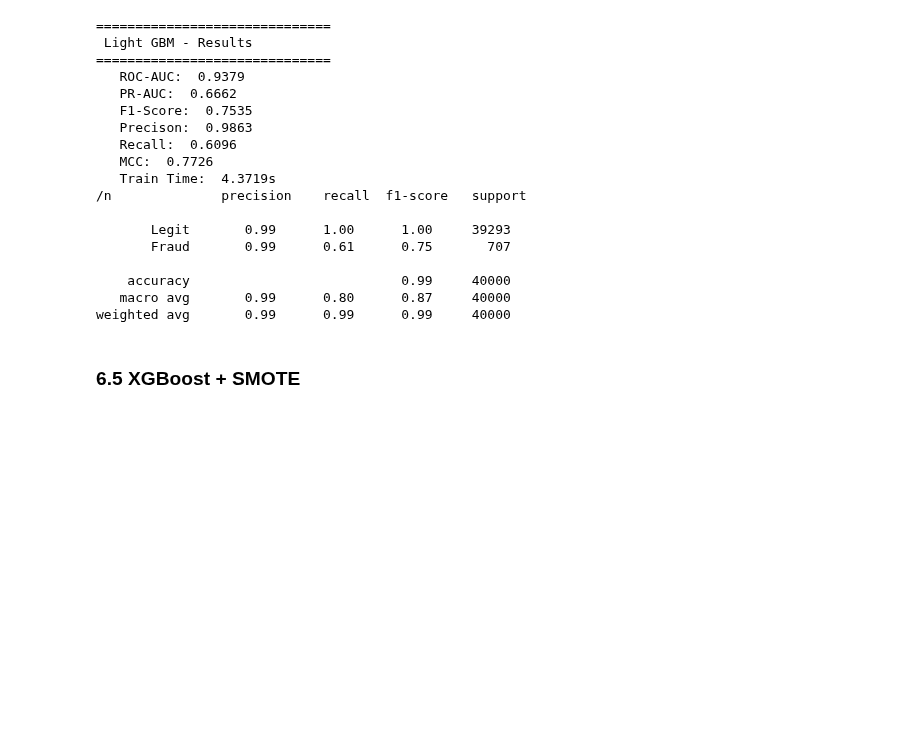
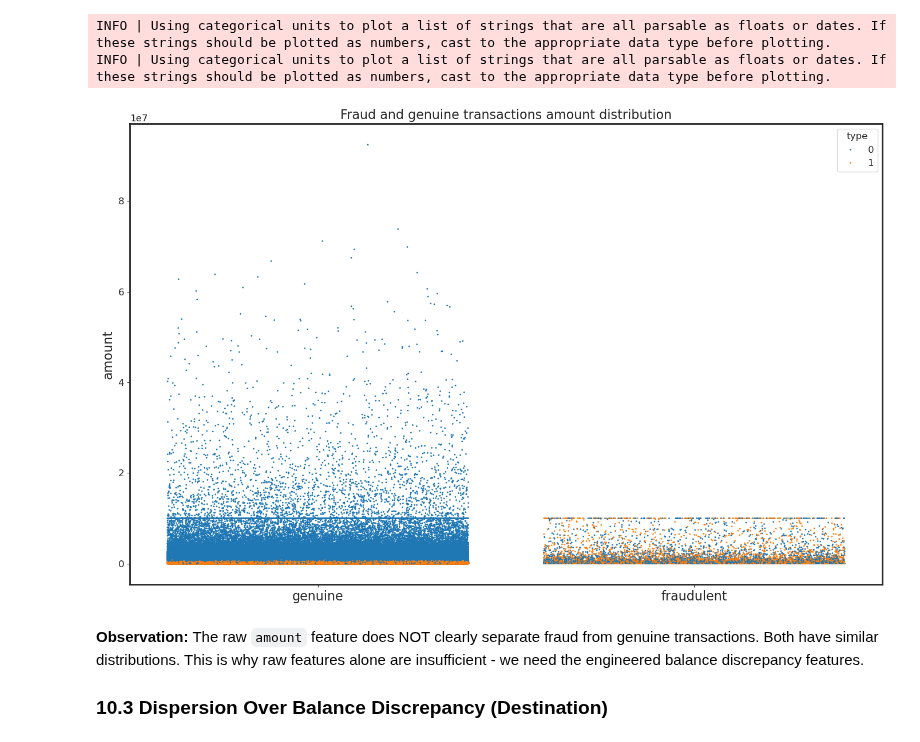
Before and after one commit to alvenyuka/Fraud-Detection-System, a Jupyter notebook: Fraud Detection System.ipynb, the cells around one changed output. Cells and saved outputs as stored; diff of their text form; code cells hidden in the pictures; blank space fills up the shorter version.

```diff
--- a/Fraud Detection System.ipynb
+++ b/Fraud Detection System.ipynb
@@ -576,0 +689,17 @@ weighted avg       0.98      0.97      0.98     40000
+# %%
+# Helper function for strip plots
+def plot_strip(x_data, y_data, hue_data, figsize=(14,9)):
+    """Create a strip plot comparing genuine vs fraudulent transactions."""
+    fig = plt.figure(figsize=figsize)
+    colours = plt.cm.tab10(np.linspace(0, 1, 9))
+
+    with sns.axes_style('ticks'):
+        ax = sns.stripplot(x=x_data, y=y_data, hue=hue_data,
+                          jitter=0.4, marker='.', size=4, palette=colours)
+        ax.set_xlabel('')
+        ax.set_xticklabels(['genuine', 'fraudulent'], size=16)
+
+        for spine in ['top', 'bottom', 'left', 'right']:
+            ax.spines[spine].set_linewidth(2)
+
+    return ax
@@ -577,30 +724,15 @@ weighted avg       0.98      0.97      0.98     40000
 # %%
-lgbm = LGBMClassifier(
-    n_estimators = 300, max_depth= 6, learning_rate = 0.1,
-    is_unbalanced = True, subsample = 0.8,
-    colsample_bytree = 0.8, min_child_weight = 20,
-    random_state = 42, verbose = -1
-)
-results['LGBM'] = evaluate_model(lgbm, X_train, X_test, y_train, y_test, 'Light GBM')
+ax = plot_strip(target, features.amount, features.type, figsize=(14,9))
+ax.set_ylabel('amount', size=16)
+ax.set_title("Fraud and genuine transactions amount distribution", size=16)
+plt.tight_layout()
+plt.show();
 # %% [output]
-==============================
- Light GBM - Results
-==============================
-   ROC-AUC:  0.9379
-   PR-AUC:  0.6662
-   F1-Score:  0.7535
-   Precison:  0.9863
-   Recall:  0.6096
-   MCC:  0.7726
-   Train Time:  4.3719s
-/n              precision    recall  f1-score   support
-
-       Legit       0.99      1.00      1.00     39293
-       Fraud       0.99      0.61      0.75       707
-
-    accuracy                           0.99     40000
-   macro avg       0.99      0.80      0.87     40000
-weighted avg       0.99      0.99      0.99     40000
+INFO | Using categorical units to plot a list of strings that are all parsable as floats or dates. If these strings should be plotted as numbers, cast to the appropriate data type before plotting.
+INFO | Using categorical units to plot a list of strings that are all parsable as floats or dates. If these strings should be plotted as numbers, cast to the appropriate data type before plotting.
+[figure, added]
 # %% [markdown]
-### 6.5 XGBoost + SMOTE
+**Observation:** The raw `amount` feature does NOT clearly separate fraud from genuine transactions. Both have similar distributions. This is why raw features alone are insufficient - we need the engineered balance discrepancy features.
+
+### 10.3 Dispersion Over Balance Discrepancy (Destination)
 # %%
```
Also changed, not shown: parts of 102 cells of this notebook.
